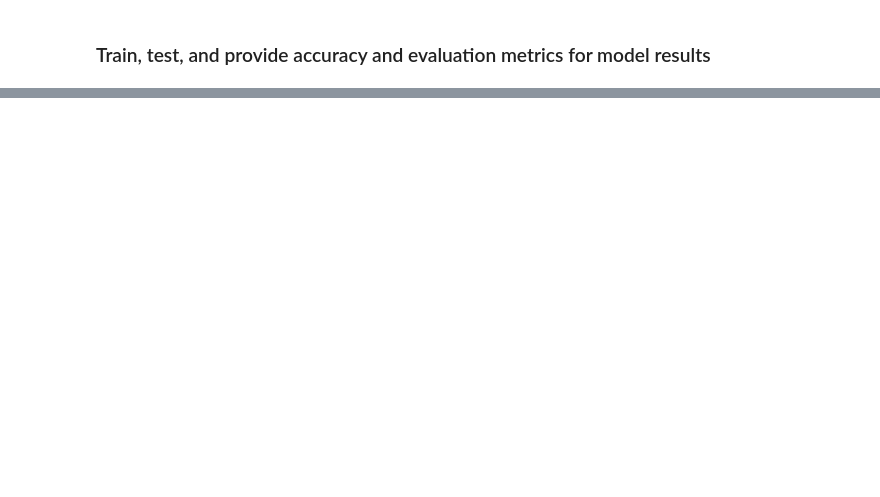
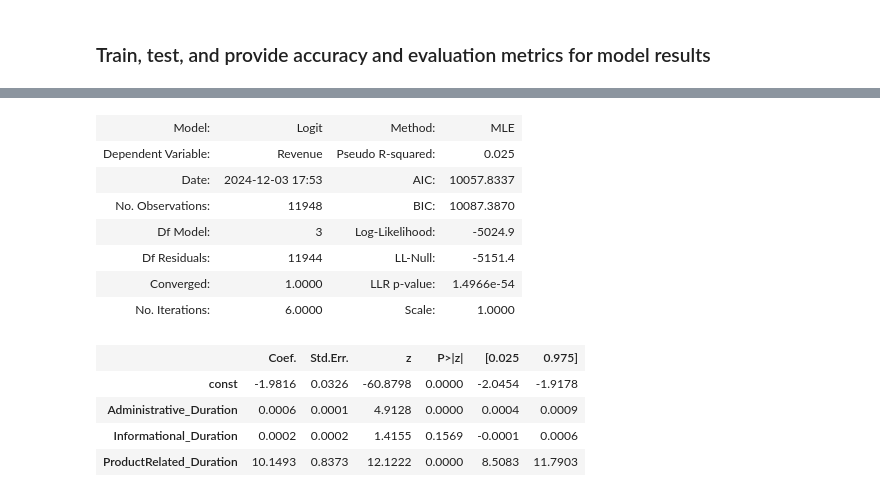
Before and after one commit to darth-franky/Applied-Data-Science, a Jupyter notebook: e_commerce_dataset.ipynb, the cells around one changed output, grey strips where cells are left out. Cells and saved outputs as stored; diff of their text form; code cells hidden in the pictures; blank space fills up the shorter version.

```diff
--- a/e_commerce_dataset.ipynb
+++ b/e_commerce_dataset.ipynb
@@ -421,0 +517,16 @@ Confusion matrix:
+# %%
+result.summary2()
+# %% [output]
+| Model: | Logit | Method: | MLE |
+| Dependent Variable: | Revenue | Pseudo R-squared: | 0.025 |
+| Date: | 2024-12-03 17:53 | AIC: | 10057.8337 |
+| No. Observations: | 11948 | BIC: | 10087.3870 |
+| Df Model: | 3 | Log-Likelihood: | -5024.9 |
+| Df Residuals: | 11944 | LL-Null: | -5151.4 |
+| Converged: | 1.0000 | LLR p-value: | 1.4966e-54 |
+| No. Iterations: | 6.0000 | Scale: | 1.0000 |
+|  | Coef. | Std.Err. | z | P>|z| | [0.025 | 0.975] |
+| const | -1.9816 | 0.0326 | -60.8798 | 0.0000 | -2.0454 | -1.9178 |
+| Administrative_Duration | 0.0006 | 0.0001 | 4.9128 | 0.0000 | 0.0004 | 0.0009 |
+| Informational_Duration | 0.0002 | 0.0002 | 1.4155 | 0.1569 | -0.0001 | 0.0006 |
+| ProductRelated_Duration | 10.1493 | 0.8373 | 12.1222 | 0.0000 | 8.5083 | 11.7903 |
```
Also changed, not shown: parts of 19 cells of this notebook.
